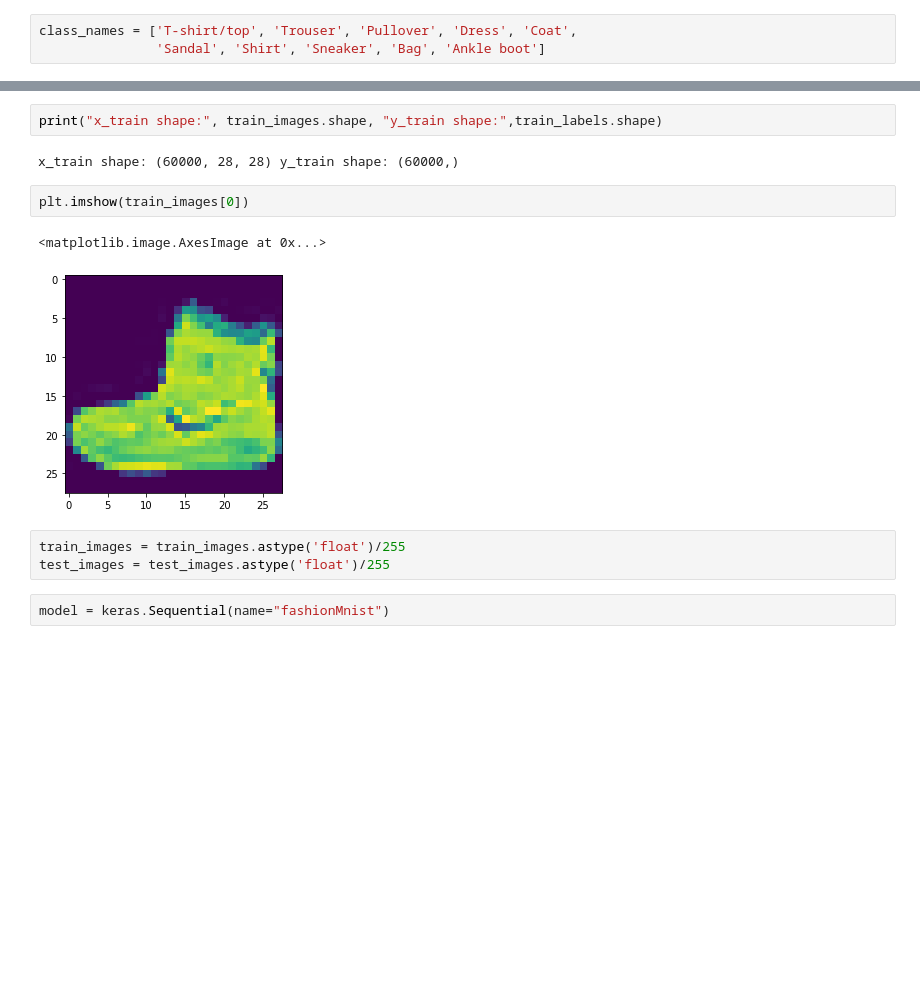
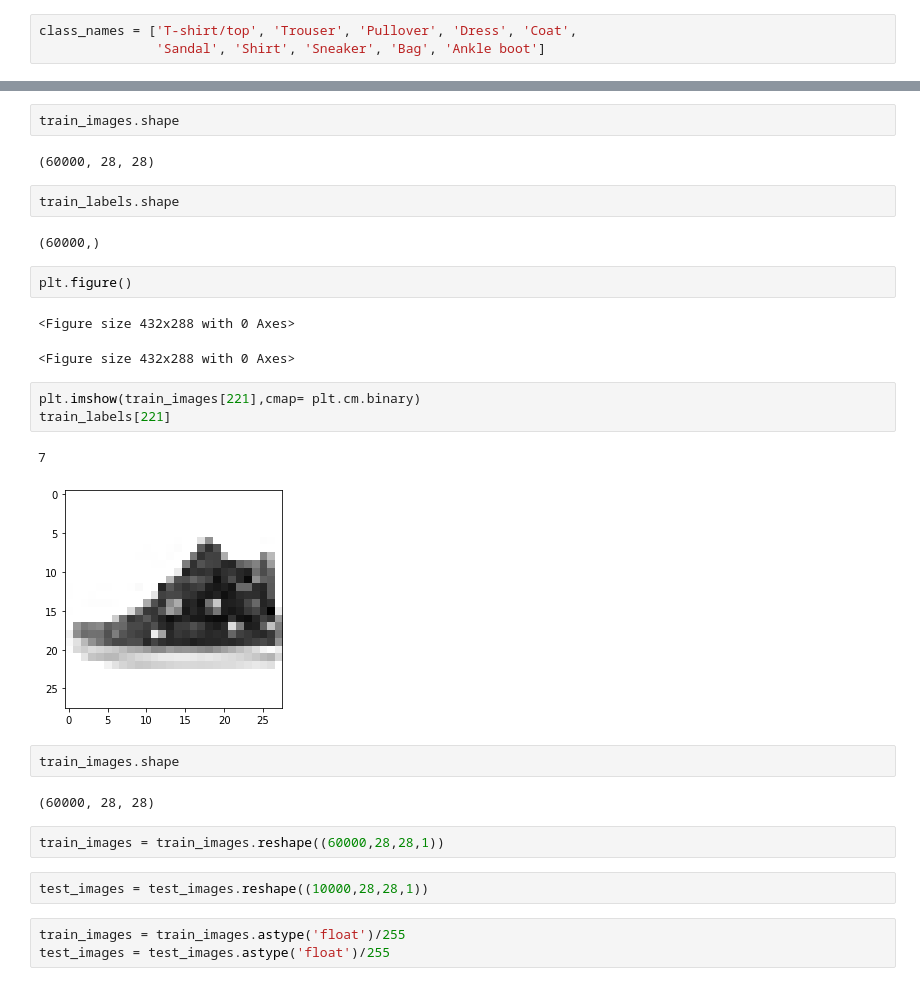
Before and after one commit to ankit-thealchemist/tensorflow, a Jupyter notebook: fashion_mnist.ipynb, the cells around one changed output, grey strips where cells are left out. Drawn from its saved outputs; the diff is of its cells as text; blank space fills up the shorter version.

```diff
--- a/fashion_mnist.ipynb
+++ b/fashion_mnist.ipynb
@@ -37,14 +27,30 @@ class_names
-# %%
-print("x_train shape:", train_images.shape, "y_train shape:",train_labels.shape)
-# %% [output]
-x_train shape: (60000, 28, 28) y_train shape: (60000,)
-# %%
-plt.imshow(train_images[0])
-# %% [output]
-<matplotlib.image.AxesImage at 0x...>
-[figure, removed]
+# %%
+train_images.shape
+# %% [output]
+(60000, 28, 28)
+# %%
+train_labels.shape
+# %% [output]
+(60000,)
+# %%
+plt.figure()
+# %% [output]
+<Figure size 432x288 with 0 Axes>
+<Figure size 432x288 with 0 Axes>
+# %%
+plt.imshow(train_images[221],cmap= plt.cm.binary)
+train_labels[221]
+# %% [output]
+7
+[figure, added]
+# %%
+train_images.shape
+# %% [output]
+(60000, 28, 28)
+# %%
+train_images = train_images.reshape((60000,28,28,1))
+# %%
+test_images = test_images.reshape((10000,28,28,1))
 # %%
 train_images = train_images.astype('float')/255
 test_images = test_images.astype('float')/255
-# %%
-model = keras.Sequential(name="fashionMnist")
```
Also changed, not shown: parts of 34 cells of this notebook.
